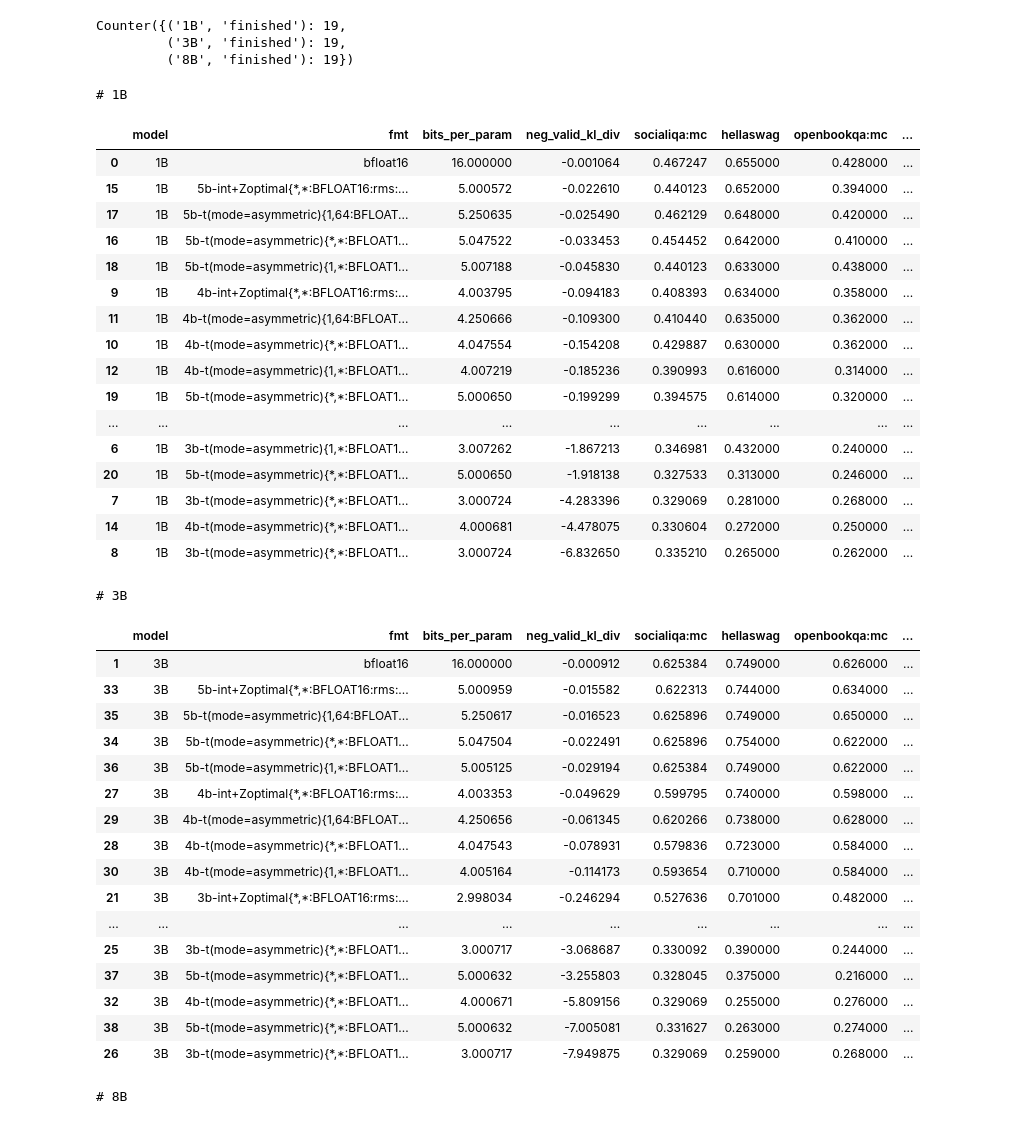
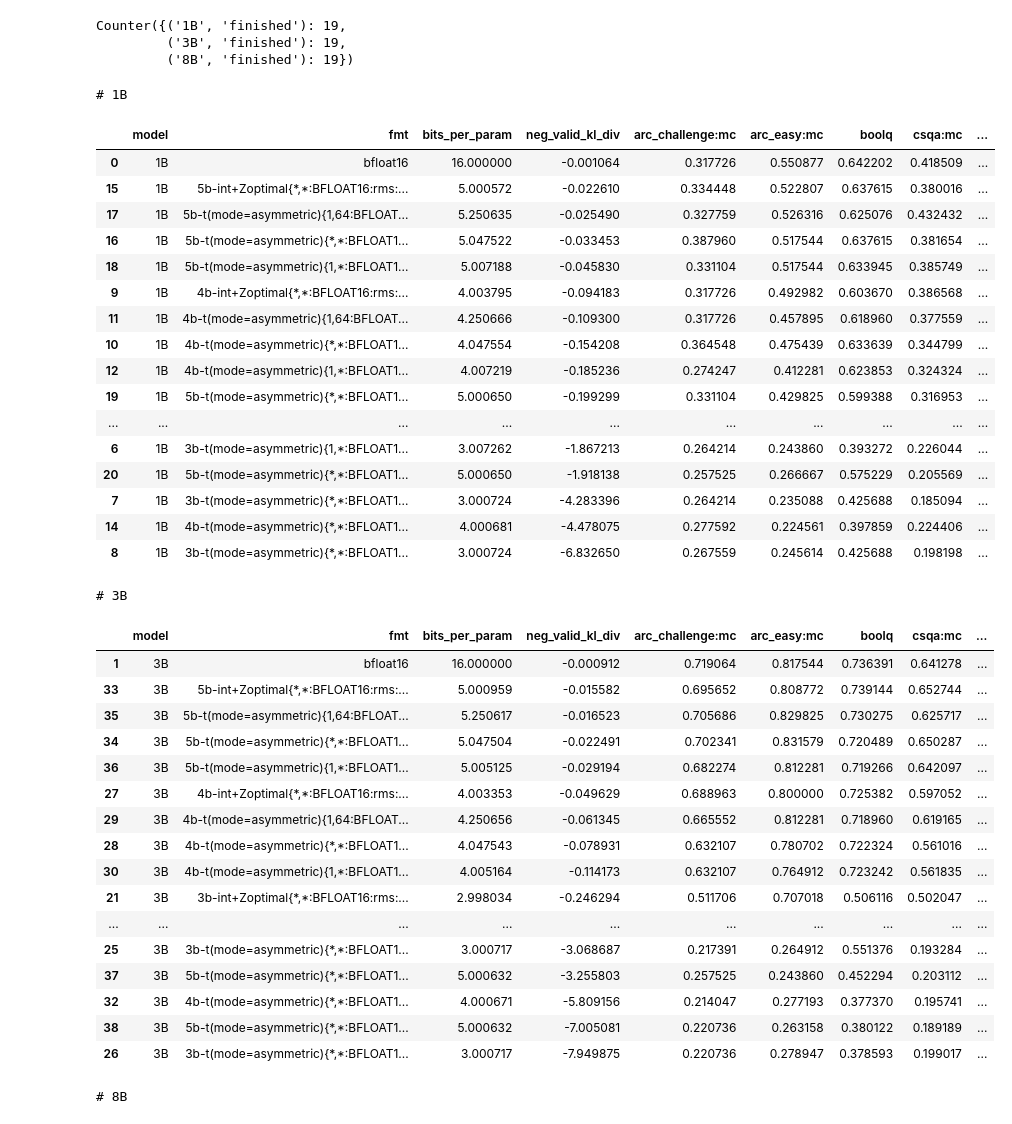
Before and after one commit to graphcore-research/optimal-weight-formats, a Jupyter notebook: 0708-QatMain.ipynb, the cells around one changed output. Drawn from its saved outputs; the diff is of its cells as text; code cells hidden in the pictures.

```diff
--- a/0708-QatMain.ipynb
+++ b/0708-QatMain.ipynb
@@ -34,54 +34,54 @@ Counter({('1B', 'finished'): 19,
 # %%
 df = pd.DataFrame.from_records([
     dict(
         model=run.config.model.split("-")[-1],
         fmt=run.config.test.get("fmt_str", "bfloat16"),
         bits_per_param=run.summary.bits_per_param,
         neg_valid_kl_div=-run.summary.valid_kl_div,
-        **{k: v.primary_score for k, v in run.summary.downstream.items()},
+        **{k: v.primary_score for k, v in sorted(run.summary.downstream.items())},
     )
     for run in runs
     if run.meta.status == "finished"
 ])
 # df.set_index(["model", "fmt", "bits_per_param"]).sort_values("neg_valid_kl_div", ascending=False).style.background_gradient()
 for model, d in df.groupby("model"):
     print(f"# {model}")
     display(d.sort_values("neg_valid_kl_div", ascending=False).style.background_gradient())
 # %% [output]
 # 1B
-|  | model | fmt | bits_per_param | neg_valid_kl_div | socialiqa:mc | hellaswag | openbookqa:mc | ... |
-| 0 | 1B | bfloat16 | 16.000000 | -0.001064 | 0.467247 | 0.655000 | 0.428000 | ... |
-| 15 | 1B | 5b-int+Zoptimal{*,*:BFLOAT16:rms:... | 5.000572 | -0.022610 | 0.440123 | 0.652000 | 0.394000 | ... |
-| 17 | 1B | 5b-t(mode=asymmetric){1,64:BFLOAT... | 5.250635 | -0.025490 | 0.462129 | 0.648000 | 0.420000 | ... |
-| 16 | 1B | 5b-t(mode=asymmetric){*,*:BFLOAT1... | 5.047522 | -0.033453 | 0.454452 | 0.642000 | 0.410000 | ... |
-| 18 | 1B | 5b-t(mode=asymmetric){1,*:BFLOAT1... | 5.007188 | -0.045830 | 0.440123 | 0.633000 | 0.438000 | ... |
-| 9 | 1B | 4b-int+Zoptimal{*,*:BFLOAT16:rms:... | 4.003795 | -0.094183 | 0.408393 | 0.634000 | 0.358000 | ... |
-| 11 | 1B | 4b-t(mode=asymmetric){1,64:BFLOAT... | 4.250666 | -0.109300 | 0.410440 | 0.635000 | 0.362000 | ... |
-| 10 | 1B | 4b-t(mode=asymmetric){*,*:BFLOAT1... | 4.047554 | -0.154208 | 0.429887 | 0.630000 | 0.362000 | ... |
-| 12 | 1B | 4b-t(mode=asymmetric){1,*:BFLOAT1... | 4.007219 | -0.185236 | 0.390993 | 0.616000 | 0.314000 | ... |
-| 19 | 1B | 5b-t(mode=asymmetric){*,*:BFLOAT1... | 5.000650 | -0.199299 | 0.394575 | 0.614000 | 0.320000 | ... |
-| ... | ... | ... | ... | ... | ... | ... | ... | ... |
-| 6 | 1B | 3b-t(mode=asymmetric){1,*:BFLOAT1... | 3.007262 | -1.867213 | 0.346981 | 0.432000 | 0.240000 | ... |
-| 20 | 1B | 5b-t(mode=asymmetric){*,*:BFLOAT1... | 5.000650 | -1.918138 | 0.327533 | 0.313000 | 0.246000 | ... |
-| 7 | 1B | 3b-t(mode=asymmetric){*,*:BFLOAT1... | 3.000724 | -4.283396 | 0.329069 | 0.281000 | 0.268000 | ... |
-| 14 | 1B | 4b-t(mode=asymmetric){*,*:BFLOAT1... | 4.000681 | -4.478075 | 0.330604 | 0.272000 | 0.250000 | ... |
-| 8 | 1B | 3b-t(mode=asymmetric){*,*:BFLOAT1... | 3.000724 | -6.832650 | 0.335210 | 0.265000 | 0.262000 | ... |
+|  | model | fmt | bits_per_param | neg_valid_kl_div | arc_challenge:mc | arc_easy:mc | boolq | csqa:mc | ... |
+| 0 | 1B | bfloat16 | 16.000000 | -0.001064 | 0.317726 | 0.550877 | 0.642202 | 0.418509 | ... |
+| 15 | 1B | 5b-int+Zoptimal{*,*:BFLOAT16:rms:... | 5.000572 | -0.022610 | 0.334448 | 0.522807 | 0.637615 | 0.380016 | ... |
+| 17 | 1B | 5b-t(mode=asymmetric){1,64:BFLOAT... | 5.250635 | -0.025490 | 0.327759 | 0.526316 | 0.625076 | 0.432432 | ... |
+| 16 | 1B | 5b-t(mode=asymmetric){*,*:BFLOAT1... | 5.047522 | -0.033453 | 0.387960 | 0.517544 | 0.637615 | 0.381654 | ... |
+| 18 | 1B | 5b-t(mode=asymmetric){1,*:BFLOAT1... | 5.007188 | -0.045830 | 0.331104 | 0.517544 | 0.633945 | 0.385749 | ... |
+| 9 | 1B | 4b-int+Zoptimal{*,*:BFLOAT16:rms:... | 4.003795 | -0.094183 | 0.317726 | 0.492982 | 0.603670 | 0.386568 | ... |
+| 11 | 1B | 4b-t(mode=asymmetric){1,64:BFLOAT... | 4.250666 | -0.109300 | 0.317726 | 0.457895 | 0.618960 | 0.377559 | ... |
+| 10 | 1B | 4b-t(mode=asymmetric){*,*:BFLOAT1... | 4.047554 | -0.154208 | 0.364548 | 0.475439 | 0.633639 | 0.344799 | ... |
+| 12 | 1B | 4b-t(mode=asymmetric){1,*:BFLOAT1... | 4.007219 | -0.185236 | 0.274247 | 0.412281 | 0.623853 | 0.324324 | ... |
+| 19 | 1B | 5b-t(mode=asymmetric){*,*:BFLOAT1... | 5.000650 | -0.199299 | 0.331104 | 0.429825 | 0.599388 | 0.316953 | ... |
+| ... | ... | ... | ... | ... | ... | ... | ... | ... | ... |
+| 6 | 1B | 3b-t(mode=asymmetric){1,*:BFLOAT1... | 3.007262 | -1.867213 | 0.264214 | 0.243860 | 0.393272 | 0.226044 | ... |
+| 20 | 1B | 5b-t(mode=asymmetric){*,*:BFLOAT1... | 5.000650 | -1.918138 | 0.257525 | 0.266667 | 0.575229 | 0.205569 | ... |
+| 7 | 1B | 3b-t(mode=asymmetric){*,*:BFLOAT1... | 3.000724 | -4.283396 | 0.264214 | 0.235088 | 0.425688 | 0.185094 | ... |
+| 14 | 1B | 4b-t(mode=asymmetric){*,*:BFLOAT1... | 4.000681 | -4.478075 | 0.277592 | 0.224561 | 0.397859 | 0.224406 | ... |
+| 8 | 1B | 3b-t(mode=asymmetric){*,*:BFLOAT1... | 3.000724 | -6.832650 | 0.267559 | 0.245614 | 0.425688 | 0.198198 | ... |
 # 3B
-|  | model | fmt | bits_per_param | neg_valid_kl_div | socialiqa:mc | hellaswag | openbookqa:mc | ... |
-| 1 | 3B | bfloat16 | 16.000000 | -0.000912 | 0.625384 | 0.749000 | 0.626000 | ... |
-| 33 | 3B | 5b-int+Zoptimal{*,*:BFLOAT16:rms:... | 5.000959 | -0.015582 | 0.622313 | 0.744000 | 0.634000 | ... |
-| 35 | 3B | 5b-t(mode=asymmetric){1,64:BFLOAT... | 5.250617 | -0.016523 | 0.625896 | 0.749000 | 0.650000 | ... |
-| 34 | 3B | 5b-t(mode=asymmetric){*,*:BFLOAT1... | 5.047504 | -0.022491 | 0.625896 | 0.754000 | 0.622000 | ... |
-| 36 | 3B | 5b-t(mode=asymmetric){1,*:BFLOAT1... | 5.005125 | -0.029194 | 0.625384 | 0.749000 | 0.622000 | ... |
-| 27 | 3B | 4b-int+Zoptimal{*,*:BFLOAT16:rms:... | 4.003353 | -0.049629 | 0.599795 | 0.740000 | 0.598000 | ... |
-| 29 | 3B | 4b-t(mode=asymmetric){1,64:BFLOAT... | 4.250656 | -0.061345 | 0.620266 | 0.738000 | 0.628000 | ... |
-| 28 | 3B | 4b-t(mode=asymmetric){*,*:BFLOAT1... | 4.047543 | -0.078931 | 0.579836 | 0.723000 | 0.584000 | ... |
-| 30 | 3B | 4b-t(mode=asymmetric){1,*:BFLOAT1... | 4.005164 | -0.114173 | 0.593654 | 0.710000 | 0.584000 | ... |
-| 21 | 3B | 3b-int+Zoptimal{*,*:BFLOAT16:rms:... | 2.998034 | -0.246294 | 0.527636 | 0.701000 | 0.482000 | ... |
-| ... | ... | ... | ... | ... | ... | ... | ... | ... |
-| 25 | 3B | 3b-t(mode=asymmetric){*,*:BFLOAT1... | 3.000717 | -3.068687 | 0.330092 | 0.390000 | 0.244000 | ... |
-| 37 | 3B | 5b-t(mode=asymmetric){*,*:BFLOAT1... | 5.000632 | -3.255803 | 0.328045 | 0.375000 | 0.216000 | ... |
-| 32 | 3B | 4b-t(mode=asymmetric){*,*:BFLOAT1... | 4.000671 | -5.809156 | 0.329069 | 0.255000 | 0.276000 | ... |
-| 38 | 3B | 5b-t(mode=asymmetric){*,*:BFLOAT1... | 5.000632 | -7.005081 | 0.331627 | 0.263000 | 0.274000 | ... |
-| 26 | 3B | 3b-t(mode=asymmetric){*,*:BFLOAT1... | 3.000717 | -7.949875 | 0.329069 | 0.259000 | 0.268000 | ... |
+|  | model | fmt | bits_per_param | neg_valid_kl_div | arc_challenge:mc | arc_easy:mc | boolq | csqa:mc | ... |
+| 1 | 3B | bfloat16 | 16.000000 | -0.000912 | 0.719064 | 0.817544 | 0.736391 | 0.641278 | ... |
+| 33 | 3B | 5b-int+Zoptimal{*,*:BFLOAT16:rms:... | 5.000959 | -0.015582 | 0.695652 | 0.808772 | 0.739144 | 0.652744 | ... |
+| 35 | 3B | 5b-t(mode=asymmetric){1,64:BFLOAT... | 5.250617 | -0.016523 | 0.705686 | 0.829825 | 0.730275 | 0.625717 | ... |
+| 34 | 3B | 5b-t(mode=asymmetric){*,*:BFLOAT1... | 5.047504 | -0.022491 | 0.702341 | 0.831579 | 0.720489 | 0.650287 | ... |
+| 36 | 3B | 5b-t(mode=asymmetric){1,*:BFLOAT1... | 5.005125 | -0.029194 | 0.682274 | 0.812281 | 0.719266 | 0.642097 | ... |
+| 27 | 3B | 4b-int+Zoptimal{*,*:BFLOAT16:rms:... | 4.003353 | -0.049629 | 0.688963 | 0.800000 | 0.725382 | 0.597052 | ... |
+| 29 | 3B | 4b-t(mode=asymmetric){1,64:BFLOAT... | 4.250656 | -0.061345 | 0.665552 | 0.812281 | 0.718960 | 0.619165 | ... |
+| 28 | 3B | 4b-t(mode=asymmetric){*,*:BFLOAT1... | 4.047543 | -0.078931 | 0.632107 | 0.780702 | 0.722324 | 0.561016 | ... |
+| 30 | 3B | 4b-t(mode=asymmetric){1,*:BFLOAT1... | 4.005164 | -0.114173 | 0.632107 | 0.764912 | 0.723242 | 0.561835 | ... |
+| 21 | 3B | 3b-int+Zoptimal{*,*:BFLOAT16:rms:... | 2.998034 | -0.246294 | 0.511706 | 0.707018 | 0.506116 | 0.502047 | ... |
+| ... | ... | ... | ... | ... | ... | ... | ... | ... | ... |
+| 25 | 3B | 3b-t(mode=asymmetric){*,*:BFLOAT1... | 3.000717 | -3.068687 | 0.217391 | 0.264912 | 0.551376 | 0.193284 | ... |
+| 37 | 3B | 5b-t(mode=asymmetric){*,*:BFLOAT1... | 5.000632 | -3.255803 | 0.257525 | 0.243860 | 0.452294 | 0.203112 | ... |
+| 32 | 3B | 4b-t(mode=asymmetric){*,*:BFLOAT1... | 4.000671 | -5.809156 | 0.214047 | 0.277193 | 0.377370 | 0.195741 | ... |
+| 38 | 3B | 5b-t(mode=asymmetric){*,*:BFLOAT1... | 5.000632 | -7.005081 | 0.220736 | 0.263158 | 0.380122 | 0.189189 | ... |
+| 26 | 3B | 3b-t(mode=asymmetric){*,*:BFLOAT1... | 3.000717 | -7.949875 | 0.220736 | 0.278947 | 0.378593 | 0.199017 | ... |
 # 8B
```
Also changed, not shown: parts of 3 cells of this notebook, 1 other file.
